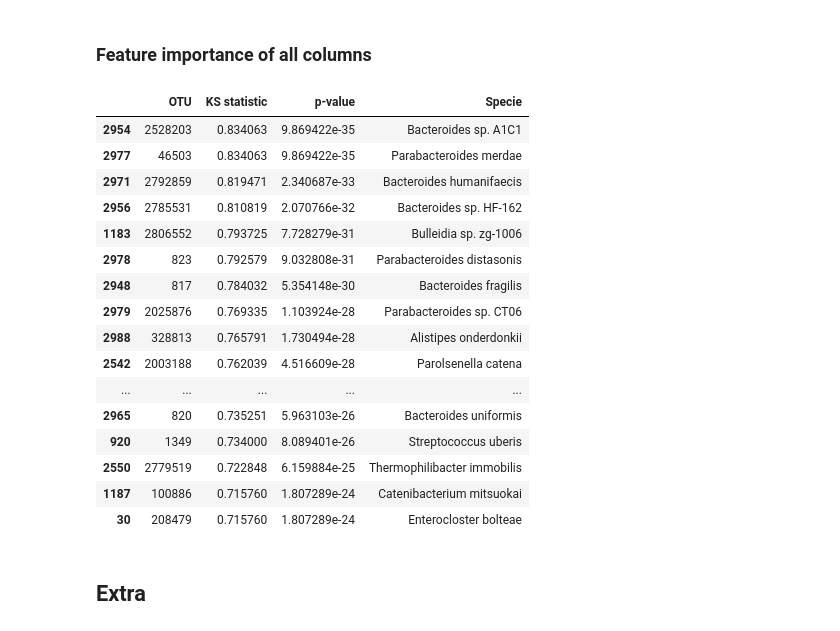
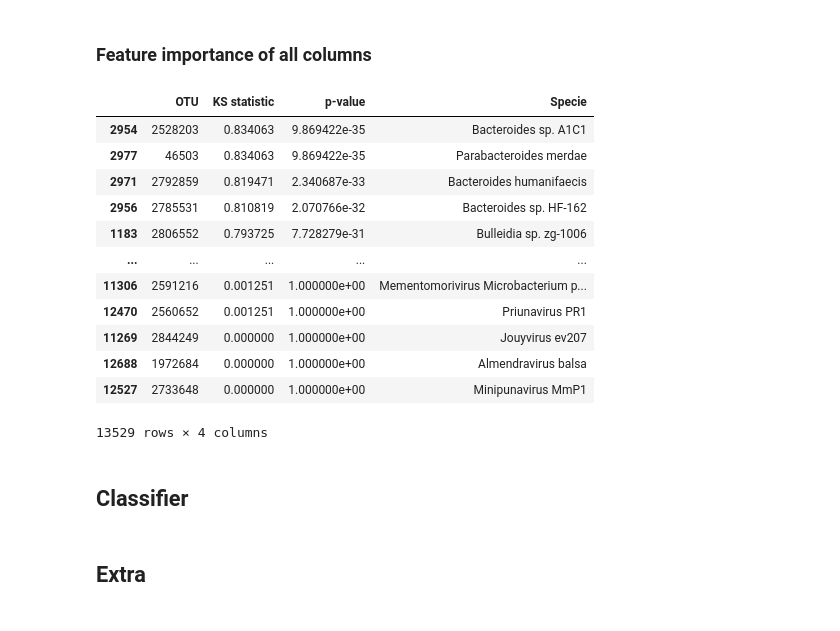
Before and after one commit to RafaPe/MX-Rural-Urban-Microbiome, a Jupyter notebook: notebooks/clutering_experiments.ipynb, the cells around one changed output. Cells and saved outputs as stored; diff of their text form; code cells hidden in the pictures.

```diff
--- a/notebooks/clutering_experiments.ipynb
+++ b/notebooks/clutering_experiments.ipynb
@@ -259,23 +188,21 @@ feature_importance2['Specie'] = specie
-# %%
-feature_importance2.sort_values(by='KS statistic', ascending=False).head(20)
-# %% [output]
-|  | OTU | KS statistic | p-value | Specie |
-| 2954 | 2528203 | 0.834063 | 9.869422e-35 | Bacteroides sp. A1C1 |
-| 2977 | 46503 | 0.834063 | 9.869422e-35 | Parabacteroides merdae |
-| 2971 | 2792859 | 0.819471 | 2.340687e-33 | Bacteroides humanifaecis |
-| 2956 | 2785531 | 0.810819 | 2.070766e-32 | Bacteroides sp. HF-162 |
-| 1183 | 2806552 | 0.793725 | 7.728279e-31 | Bulleidia sp. zg-1006 |
-| 2978 | 823 | 0.792579 | 9.032808e-31 | Parabacteroides distasonis |
-| 2948 | 817 | 0.784032 | 5.354148e-30 | Bacteroides fragilis |
-| 2979 | 2025876 | 0.769335 | 1.103924e-28 | Parabacteroides sp. CT06 |
-| 2988 | 328813 | 0.765791 | 1.730494e-28 | Alistipes onderdonkii |
-| 2542 | 2003188 | 0.762039 | 4.516609e-28 | Parolsenella catena |
-| ... | ... | ... | ... | ... |
-| 2965 | 820 | 0.735251 | 5.963103e-26 | Bacteroides uniformis |
-| 920 | 1349 | 0.734000 | 8.089401e-26 | Streptococcus uberis |
-| 2550 | 2779519 | 0.722848 | 6.159884e-25 | Thermophilibacter immobilis |
-| 1187 | 100886 | 0.715760 | 1.807289e-24 | Catenibacterium mitsuokai |
-| 30 | 208479 | 0.715760 | 1.807289e-24 | Enterocloster bolteae |
+# %%
+get_feature_importance(taxonomy, metadata)
+# %% [output]
+|  | OTU | KS statistic | p-value | Specie |
+| 2954 | 2528203 | 0.834063 | 9.869422e-35 | Bacteroides sp. A1C1 |
+| 2977 | 46503 | 0.834063 | 9.869422e-35 | Parabacteroides merdae |
+| 2971 | 2792859 | 0.819471 | 2.340687e-33 | Bacteroides humanifaecis |
+| 2956 | 2785531 | 0.810819 | 2.070766e-32 | Bacteroides sp. HF-162 |
+| 1183 | 2806552 | 0.793725 | 7.728279e-31 | Bulleidia sp. zg-1006 |
+| ... | ... | ... | ... | ... |
+| 11306 | 2591216 | 0.001251 | 1.000000e+00 | Mementomorivirus Microbacterium p... |
+| 12470 | 2560652 | 0.001251 | 1.000000e+00 | Priunavirus PR1 |
+| 11269 | 2844249 | 0.000000 | 1.000000e+00 | Jouyvirus ev207 |
+| 12688 | 1972684 | 0.000000 | 1.000000e+00 | Almendravirus balsa |
+| 12527 | 2733648 | 0.000000 | 1.000000e+00 | Minipunavirus MmP1 |
+13529 rows × 4 columns
+# %% [markdown]
+## Classifier
 # %% [markdown]
 ## Extra
 # %%
```
Also changed, not shown: parts of 23 cells of this notebook, 2 other files.
